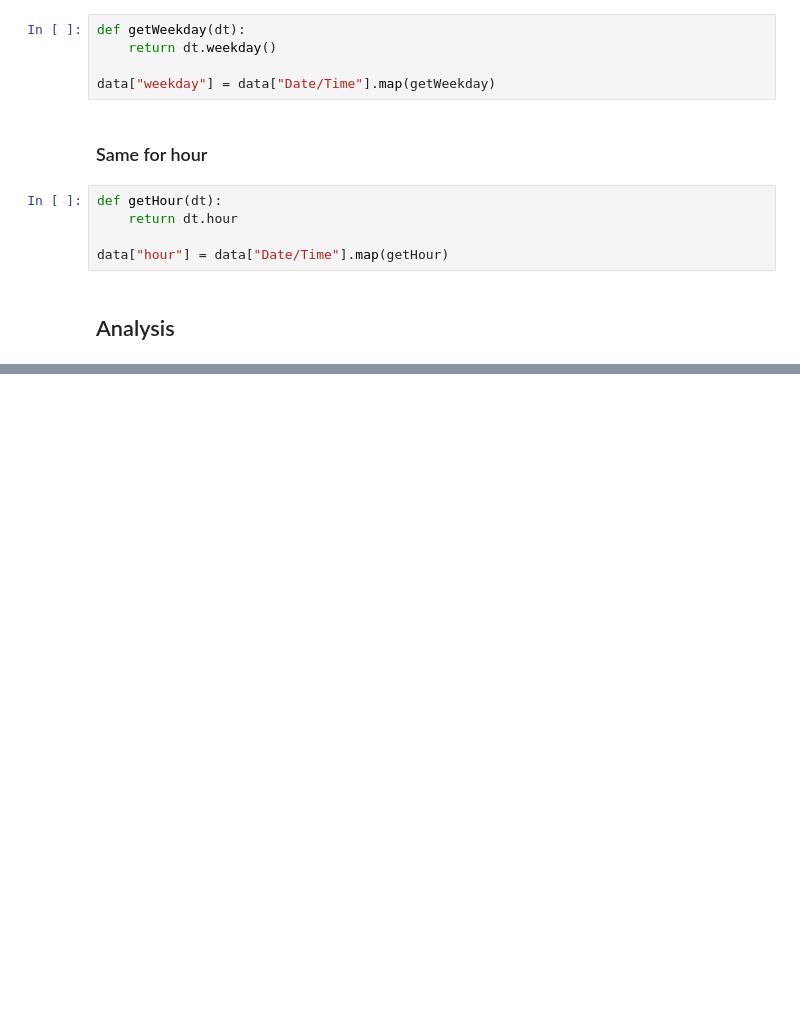
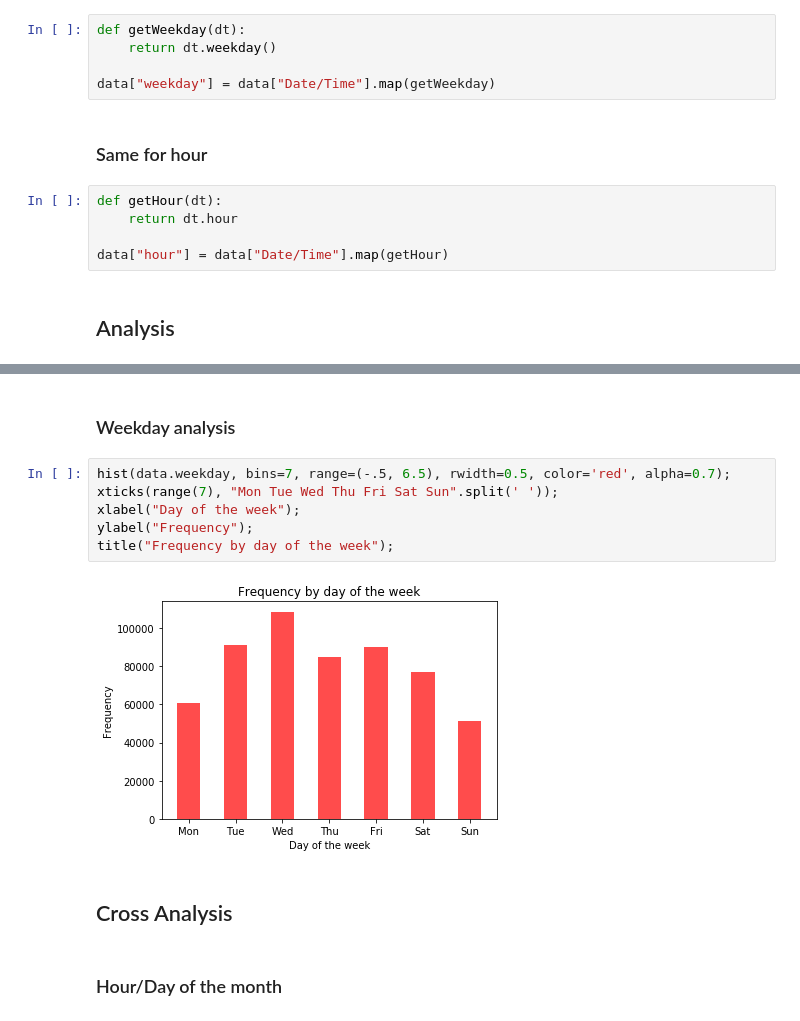
Before and after one commit to cedsvrn/uber-data-analysis, a Jupyter notebook: Uber_Data_Analysis.ipynb, the cells around one changed output, grey strips where cells are left out. Saved outputs shown, nothing was run; the diff lists cells and outputs as text; blank space fills up the shorter version.

```diff
--- a/Uber_Data_Analysis.ipynb
+++ b/Uber_Data_Analysis.ipynb
@@ -96,0 +160,14 @@ Text(0.5,1,'Frequency by the day of the month')
+# %% [markdown]
+### Weekday analysis
+# %%
+hist(data.weekday, bins=7, range=(-.5, 6.5), rwidth=0.5, color='red', alpha=0.7);
+xticks(range(7), "Mon Tue Wed Thu Fri Sat Sun".split(' '));
+xlabel("Day of the week");
+ylabel("Frequency");
+title("Frequency by day of the week");
+# %% [output]
+[figure, added]
+# %% [markdown]
+## Cross Analysis
+# %% [markdown]
+### Hour/Day of the month
```
Also changed, not shown: parts of 16 cells of this notebook.
